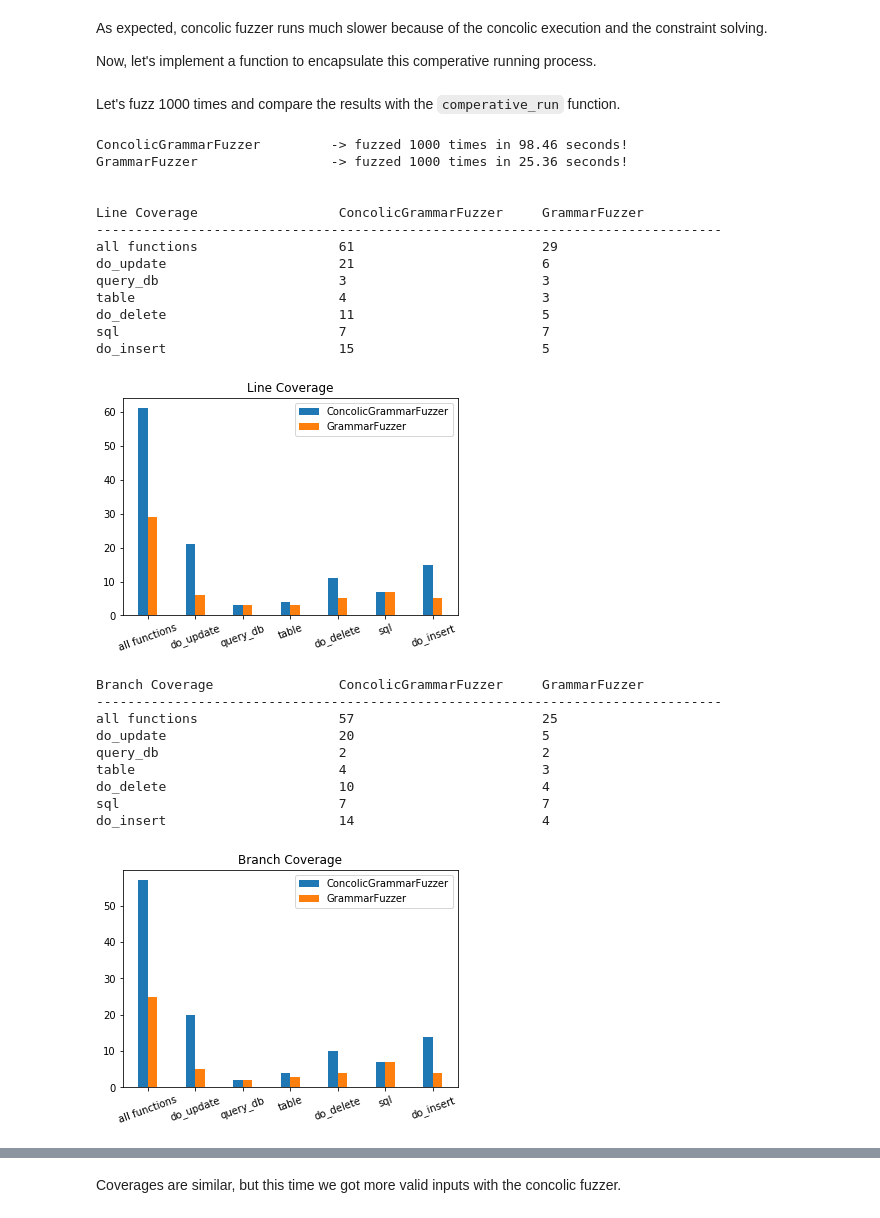
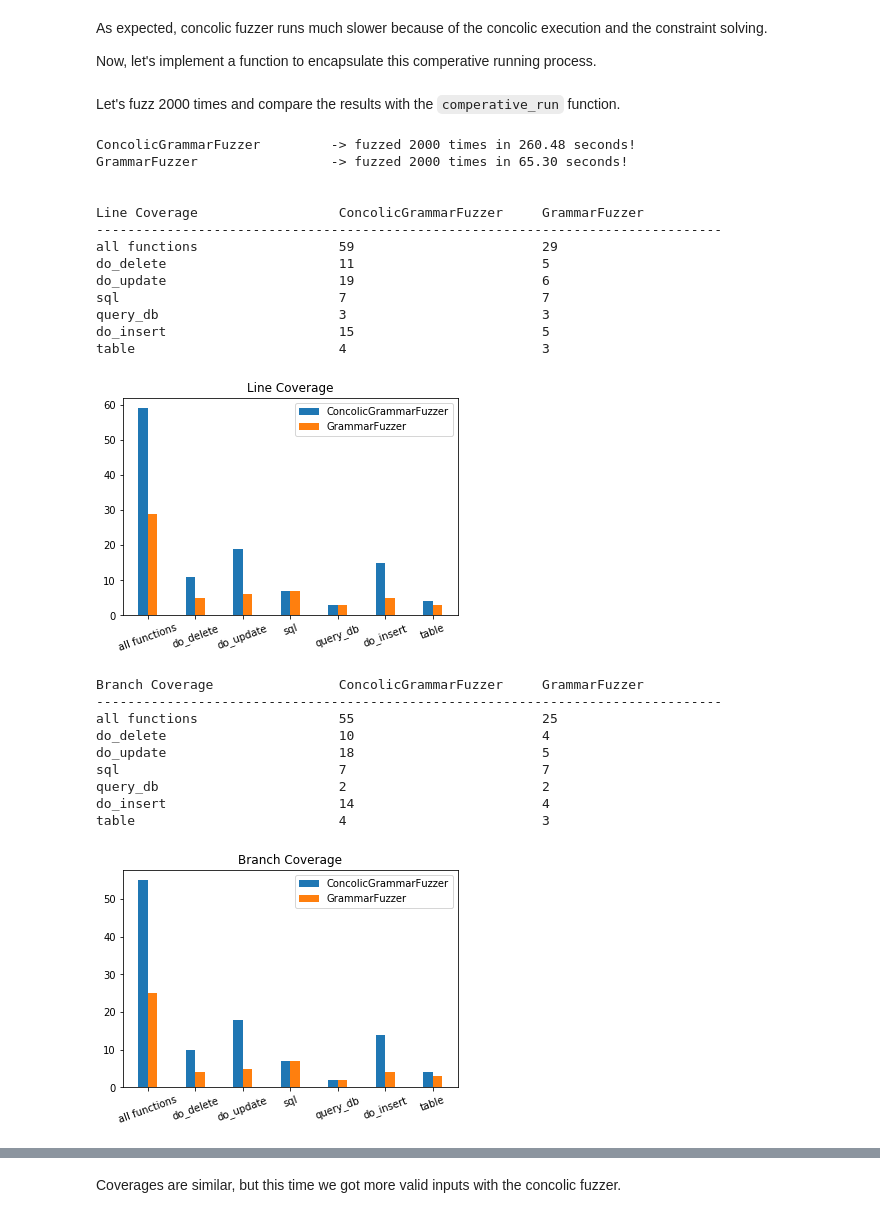
Before and after one commit to morellic/fuzzingbook, a Jupyter notebook: notebooks/Evaluation_ConcolicGrammarFuzzer.ipynb, the cells around one changed output, grey strips where cells are left out. Cells and saved outputs as stored; diff of their text form; code cells hidden in the pictures.

Commit message:
ConcolicEvaluation: add slide configurations

```diff
--- a/notebooks/Evaluation_ConcolicGrammarFuzzer.ipynb
+++ b/notebooks/Evaluation_ConcolicGrammarFuzzer.ipynb
@@ -550,11 +552,11 @@ For a start, let's see how we can run our fuzzers just 100 times and compare the
 # %%
 config = {
-    'target': TARGET_DEFAULT,       # target function we are fuzzing (query_db)
-    'grammar': GRAMMAR_DEFAULT,     # grammar for fuzzing (INVENTORY_GRAMMAR)
-    'min_nonterminals': 0,          # min nonterminal grammar expansions for fuzzing
-    'max_nonterminals': 10,         # max nonterminal grammar expansions for fuzzing
-    'n_fuzz': 100,                  # how many times we fuzz
-    'functions': FUNCTIONS_DEFAULT  # functions we want to obtain coverage from
+    'target': TARGET_DEFAULT,       # target function we are fuzzing
+    'grammar': GRAMMAR_DEFAULT,     # grammar for fuzzing
+    'min_nonterminals': 0,          # min nonterminal grammar expansions
+    'max_nonterminals': 10,         # max nonterminal grammar expansions
+    'n_fuzz': 1000,                 # how many times we fuzz
+    'functions': FUNCTIONS_DEFAULT  # functions we want to obtain coverage
 }
 # %%
 result1 = run_concolic_grammar_fuzzer(**config)
@@ -683,47 +715,47 @@ def comperative_run(runner1, config1, runner2, config2):
     rc.compare_all()
     return result1, result2
 # %% [markdown]
-Let's fuzz 1000 times and compare the results with the `comperative_run` function.
+Let's fuzz 2000 times and compare the results with the `comperative_run` function.
 # %%
 config = {
-    'target': TARGET_DEFAULT,       # target function we are fuzzing (query_db)
-    'grammar': GRAMMAR_DEFAULT,     # grammar for fuzzing (INVENTORY_GRAMMAR)
-    'min_nonterminals': 0,          # min nonterminal grammar expansions for fuzzing
-    'max_nonterminals': 10,         # max nonterminal grammar expansions for fuzzing
-    'n_fuzz': 1000,                 # how many times we fuzz
-    'functions': FUNCTIONS_DEFAULT  # functions we want to obtain coverage from
+    'target': TARGET_DEFAULT,       # query_db
+    'grammar': GRAMMAR_DEFAULT,     # INVENTORY_GRAMMAR
+    'min_nonterminals': 0,
+    'max_nonterminals': 10,
+    'n_fuzz': 2000,
+    'functions': FUNCTIONS_DEFAULT  # functions we want to obtain coverage
 }
 
 result1, result2 = comperative_run(
     runner1=run_concolic_grammar_fuzzer,
     config1=config,
     runner2=run_grammar_fuzzer,
     config2=config
 )
 # %% [output]
-ConcolicGrammarFuzzer         -> fuzzed 1000 times in 98.46 seconds!
-GrammarFuzzer                 -> fuzzed 1000 times in 25.36 seconds!
+ConcolicGrammarFuzzer         -> fuzzed 2000 times in 260.48 seconds!
+GrammarFuzzer                 -> fuzzed 2000 times in 65.30 seconds!
 
 
 Line Coverage                  ConcolicGrammarFuzzer     GrammarFuzzer
 --------------------------------------------------------------------------------
-all functions                  61                        29
-do_update                      21                        6
+all functions                  59                        29
+do_delete                      11                        5
+do_update                      19                        6
+sql                            7                         7
 query_db                       3                         3
+do_insert                      15                        5
 table                          4                         3
-do_delete                      11                        5
-sql                            7                         7
-do_insert                      15                        5
-[figure, old version]
+[figure, new version]
 Branch Coverage                ConcolicGrammarFuzzer     GrammarFuzzer
 --------------------------------------------------------------------------------
-all functions                  57                        25
-do_update                      20                        5
+all functions                  55                        25
+do_delete                      10                        4
+do_update                      18                        5
+sql                            7                         7
 query_db                       2                         2
+do_insert                      14                        4
 table                          4                         3
-do_delete                      10                        4
-sql                            7                         7
-do_insert                      14                        4
-[figure, old version]
+[figure, new version]
 Exception Type                 ConcolicGrammarFuzzer     GrammarFuzzer
 --------------------------------------------------------------------------------
```
Also changed, not shown: parts of 36 cells of this notebook.
